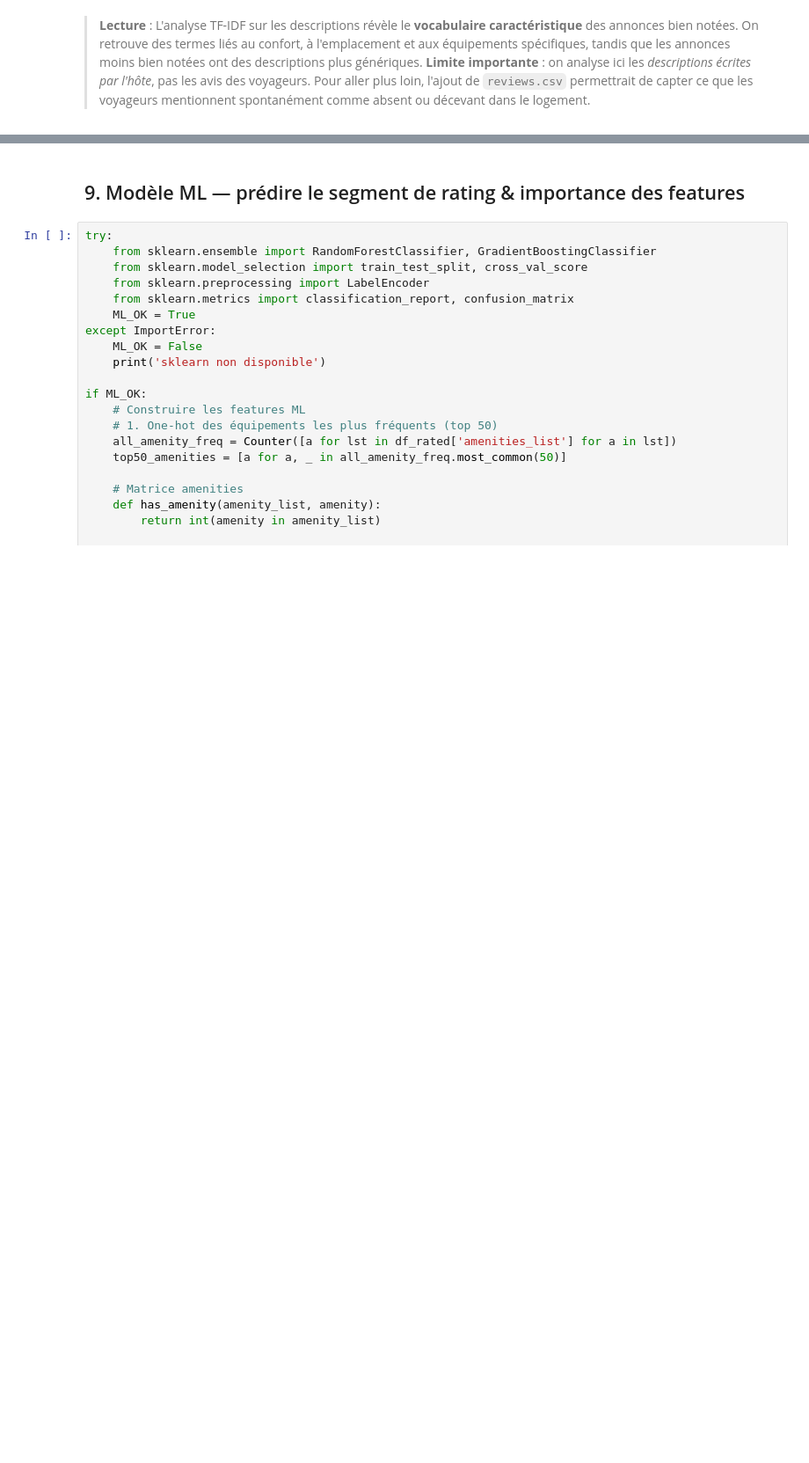
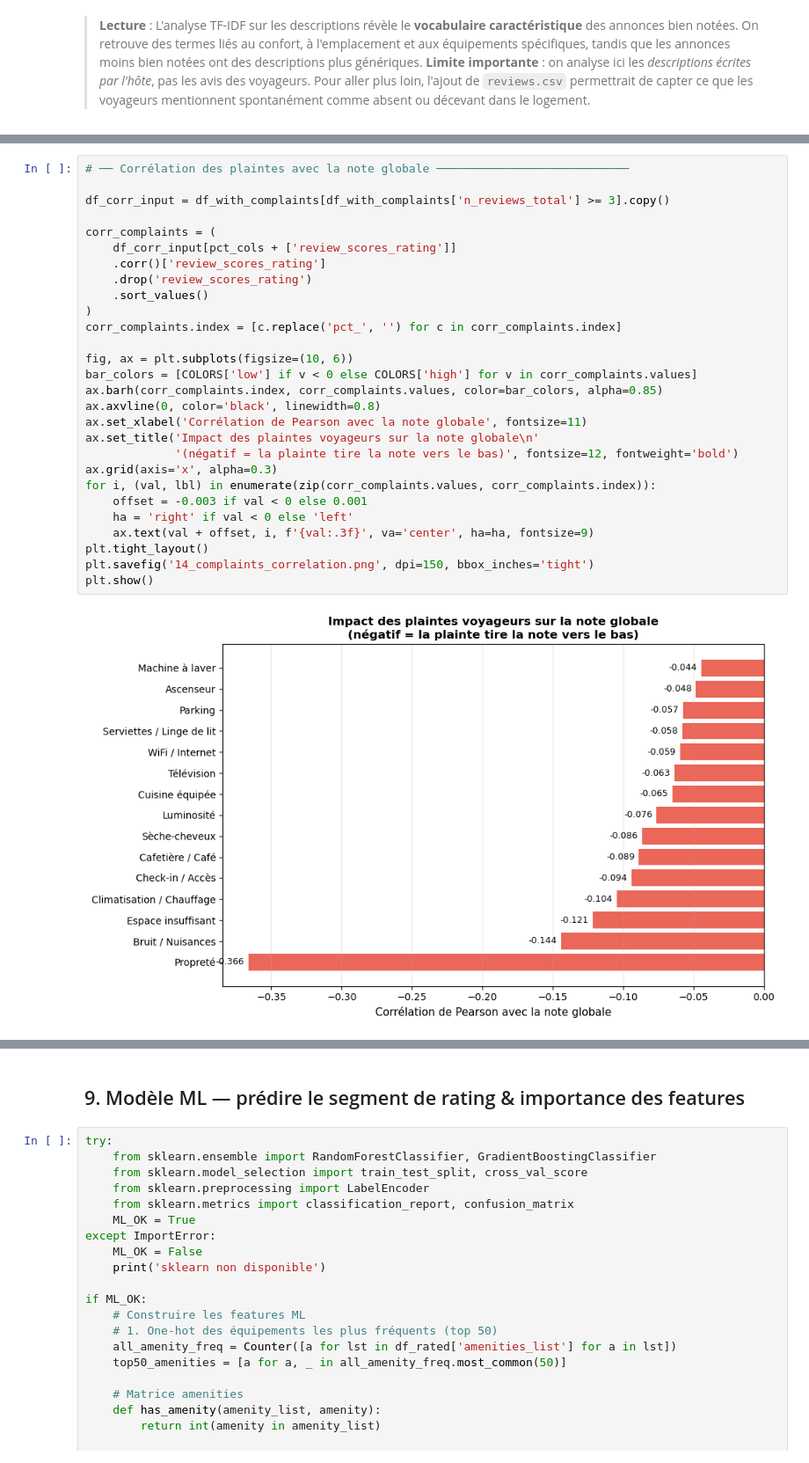
Before and after one commit to Benoit-DAVID-33/Ynov, a Jupyter notebook: semaine_26_05_2026/module_data/airbnb/uc_rating_optimizer/UC_Rating_Optimizer.ipynb, the cells around one changed output, grey strips where cells are left out. Shown at 88% size. Drawn from its saved outputs; the diff is of its cells as text; blank space fills up the shorter version.

```diff
--- a/semaine_26_05_2026/module_data/airbnb/uc_rating_optimizer/UC_Rating_Optimizer.ipynb
+++ b/semaine_26_05_2026/module_data/airbnb/uc_rating_optimizer/UC_Rating_Optimizer.ipynb
@@ -612,0 +887,30 @@ wordcloud non installé — pip install wordcloud
+# %%
+# ── Corrélation des plaintes avec la note globale ────────────────────────────
+
+df_corr_input = df_with_complaints[df_with_complaints['n_reviews_total'] >= 3].copy()
+
+corr_complaints = (
+    df_corr_input[pct_cols + ['review_scores_rating']]
+    .corr()['review_scores_rating']
+    .drop('review_scores_rating')
+    .sort_values()
+)
+corr_complaints.index = [c.replace('pct_', '') for c in corr_complaints.index]
+
+fig, ax = plt.subplots(figsize=(10, 6))
+bar_colors = [COLORS['low'] if v < 0 else COLORS['high'] for v in corr_complaints.values]
+ax.barh(corr_complaints.index, corr_complaints.values, color=bar_colors, alpha=0.85)
+ax.axvline(0, color='black', linewidth=0.8)
+ax.set_xlabel('Corrélation de Pearson avec la note globale', fontsize=11)
+ax.set_title('Impact des plaintes voyageurs sur la note globale\n'
+             '(négatif = la plainte tire la note vers le bas)', fontsize=12, fontweight='bold')
+ax.grid(axis='x', alpha=0.3)
+for i, (val, lbl) in enumerate(zip(corr_complaints.values, corr_complaints.index)):
+    offset = -0.003 if val < 0 else 0.001
+    ha = 'right' if val < 0 else 'left'
+    ax.text(val + offset, i, f'{val:.3f}', va='center', ha=ha, fontsize=9)
+plt.tight_layout()
+plt.savefig('14_complaints_correlation.png', dpi=150, bbox_inches='tight')
+plt.show()
+# %% [output]
+[figure, added]
```
Also changed, not shown: parts of 19 cells of this notebook, 6 other files.
